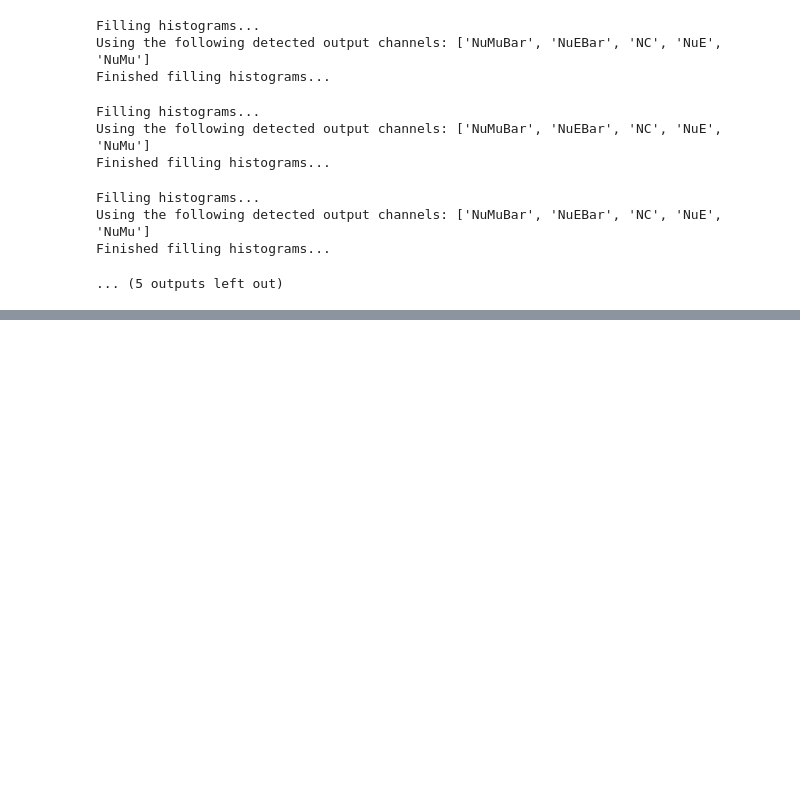
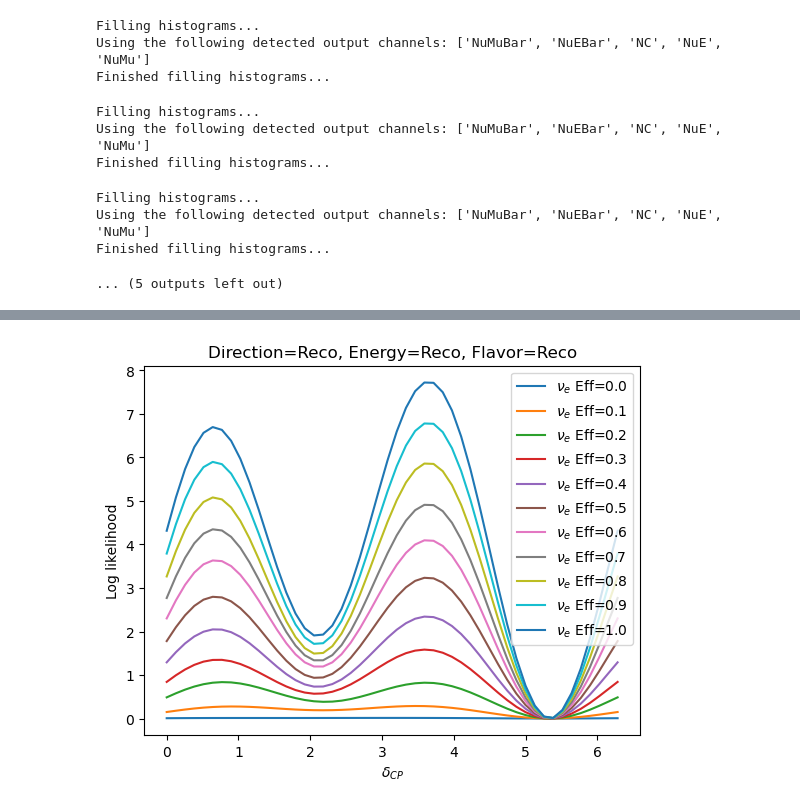
Before and after one commit to bristol-dune/atmospherics-tools, a Jupyter notebook: fast-osc-feedback/faster-feedback.ipynb, the cells around one changed output, grey strips where cells are left out. Saved outputs shown, nothing was run; the diff lists cells and outputs as text; code cells hidden in the pictures; blank space fills up the shorter version.

```diff
--- a/fast-osc-feedback/faster-feedback.ipynb
+++ b/fast-osc-feedback/faster-feedback.ipynb
@@ -189,6 +194,6 @@ for i in tqdm(range(0b000, 0b1000)):
 plt.show()
 # %%
-def plot_data(method: int):
+def plot_hesse_errors(method: int):
     direc_reco = Method.Truth if method & 1 << 0 else Method.Reco
     energy_reco = Method.Truth if method & 1 << 1 else Method.Reco
     flavor_disc = Method.Truth if method & 1 << 2 else Method.Reco
@@ -244,10 +249,9 @@ def plot_data(method: int):
         events.compute_osc(pars)
         # Saving the expected event rates
         expected = {fl: events.detected_events(fl) for fl in events.detected_channels}
-        total_loss = 0
-        for ch in events.detected_channels:
-            total_loss += LnL(ref_event_rates[ch], expected[ch])
-        # print(total_loss)
+        total_loss = sum(
+            LnL(ref_event_rates[ch], expected[ch]) for ch in events.detected_channels
+        )
         return total_loss
 
     nufit = get_nufit(MH.Normal)
@@ -263,17 +267,16 @@ def plot_data(method: int):
     )
 
     dcp_err = fitter.hesse().errors["dcp"]
-    plt.scatter(
-        method,
+    plt.bar(
+        f"Dir={direc_reco.name[0]}, E={energy_reco.name[0]}, Fl={flavor_disc.name[0]}, Nu={nunubar_disc.name[0]}",
         dcp_err,
-        label=f"Dir={direc_reco.name[0]}, E={energy_reco.name[0]}, Fl={flavor_disc.name[0]}",
     )
+    plt.xticks(rotation=45, ha="right")
 
 
 plt.figure()
-for i in tqdm(range(0b0000, 0b10000)):
-    plot_data(i)
-plt.legend()
+for method in tqdm(range(0b0000, 0b10000)):
+    plot_hesse_errors(method)
 plt.show()
 # %% [output]
 Filling histograms...
@@ -313,3 +316,79 @@ Filling histograms...
 Using the following detected output channels: ['NuMuBar', 'NuEBar', 'NC', 'NuE', 'NuMu']
 Finished filling histograms...
 ... (5 outputs left out)
+# %%
+def plot_nunubar_efficiencies(method: int, flavors: dict[Flavor, int | float]):
+    direc_reco = Method.Truth if method & 1 << 0 else Method.Reco
+    energy_reco = Method.Truth if method & 1 << 1 else Method.Reco
+    flavor_disc = Method.Truth if method & 1 << 2 else Method.Reco
+
+    data_manager.set_direc_reco(direc_reco)
+    data_manager.set_energy_reco(energy_reco)
+    data_manager.set_flavor_discrimination(flavor_disc)
+
+    efficiencies = {
+        Flavor.NuE: flavors.get(Flavor.NuE, 1.0),
+        Flavor.NuEBar: flavors.get(Flavor.NuEBar, 1.0),
+        Flavor.NuMu: flavors.get(Flavor.NuMu, 1.0),
+        Flavor.NuMuBar: flavors.get(Flavor.NuMuBar, 1.0),
+        Flavor.NuTau: flavors.get(Flavor.NuTau, 1.0),
+        Flavor.NuTauBar: flavors.get(Flavor.NuTauBar, 1.0),
+        Flavor.NC: flavors.get(Flavor.NC, 1.0),
+    }
+    nunubar = FakeEfficiency(efficiencies)
+    data_manager.set_nunubar_discrimination(Method.Efficiency, nunubar)
+    data = data_manager.prepare_data()
+    events = EventDistrib(data, Ebins, Czbins, Ebins_reco, Czbins_reco)
+
+    # Gets the standard oscillation parameters
+    pars = get_nufit(MH.Normal)
+    # Compute the events with the standard oscillation parameters
+    events.compute_osc(pars)
+    # Saving the reference event rates
+    ref_event_rates = {
+        fl: events.detected_events(fl) for fl in events.detected_channels
+    }
+
+    LnL_values = {fl: [] for fl in events.detected_channels}
+
+    # Sampling dcp values
+    sampling = np.linspace(0, 2 * np.pi, 50)
+    for val in sampling:
+        # Setting the dcp value
+        pars.dcp = val
+        # Computing the events with the new dcp value
+        events.compute_osc(pars)
+        # Saving the expected event rates
+        expected = {fl: events.detected_events(fl) for fl in events.detected_channels}
+
+        # Computing the LnL values
+        for ch in events.detected_channels:
+            LnL_values[ch].append(LnL(ref_event_rates[ch], expected[ch]))
+
+    # Converting the lists to numpy arrays
+    LnL_values = {fl: np.array(values) for fl, values in LnL_values.items()}
+
+    for ch, values in LnL_values.items():
+        if ch not in flavors:
+            continue
+
+        plt.plot(
+            sampling,
+            values,
+            label=f"{latex_names[ch]} Eff={efficiencies[ch]:.1f}",
+        )
+
+    plt.xlabel(r"$\delta_{CP}$")
+    plt.ylabel("Log likelihood")
+    plt.title(
+        f"Direction={direc_reco.name}, Energy={energy_reco.name}, Flavor={flavor_disc.name}"
+    )
+
+
+for method in [0b000, 0b111]:  # [all reco, all truth]
+    plt.figure()
+    for efficiency in tqdm(np.linspace(0, 1, 11)):
+        plot_nunubar_efficiencies(method, {Flavor.NuE: efficiency})
+    plt.legend()
+    plt.show()
+# %% [output]
@@ -315,0 +428 @@ Finished filling histograms...
+[figure, added]
```
Also changed, not shown: parts of 6 cells of this notebook.
